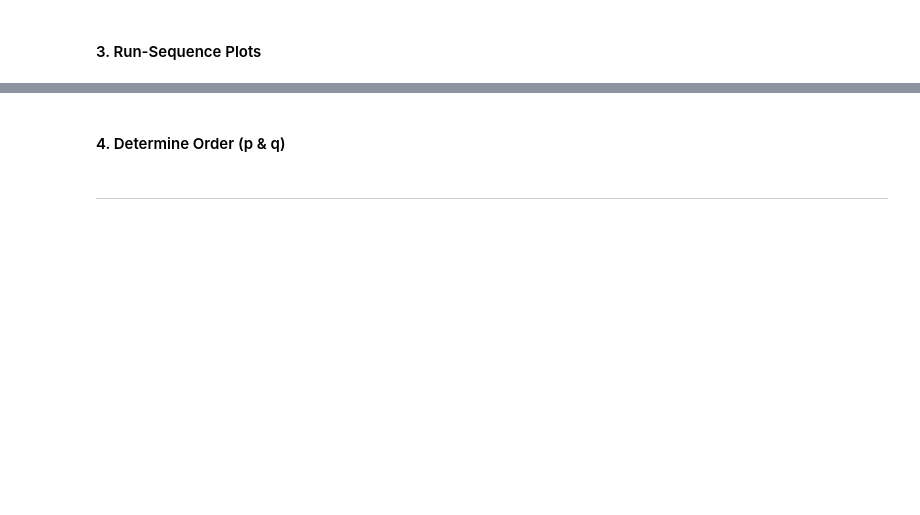
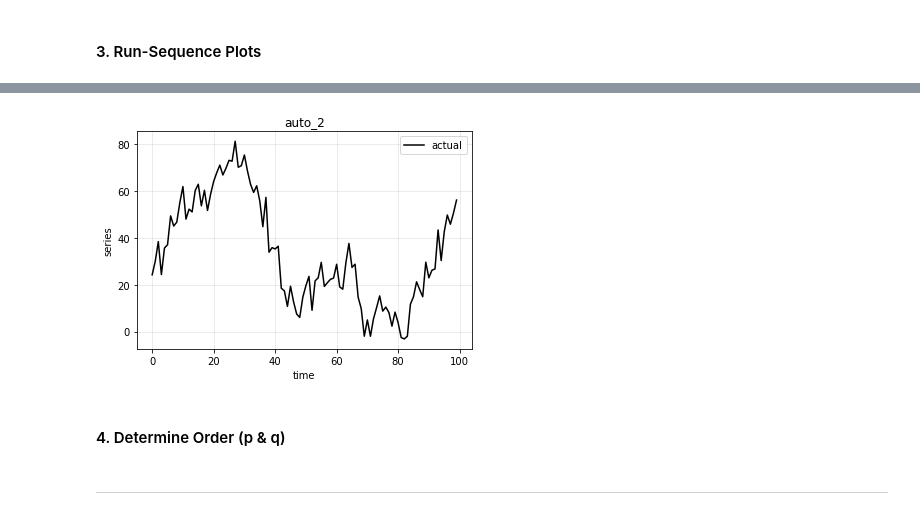
Before and after one commit to khouloudCh15/Time_series_course, a Jupyter notebook: c4/Notebooks/Autocorrelation_khouloud.ipynb, the cells around one changed output, grey strips where cells are left out. Cells and saved outputs as stored; diff of their text form; code cells hidden in the pictures; blank space fills up the shorter version.

```diff
--- a/c4/Notebooks/Autocorrelation_khouloud.ipynb
+++ b/c4/Notebooks/Autocorrelation_khouloud.ipynb
@@ -346,3 +367,7 @@ auto_2 = np.load(path_to_file + "auto_2.npy")
+# %%
+run_sequence_plot(mytime, auto_2 , title="auto_2");
+# %% [output]
+[figure, added]
 # %% [markdown]
 #### 4. Determine Order (p & q)
 # %% [markdown]
```
Also changed, not shown: parts of 28 cells of this notebook.
